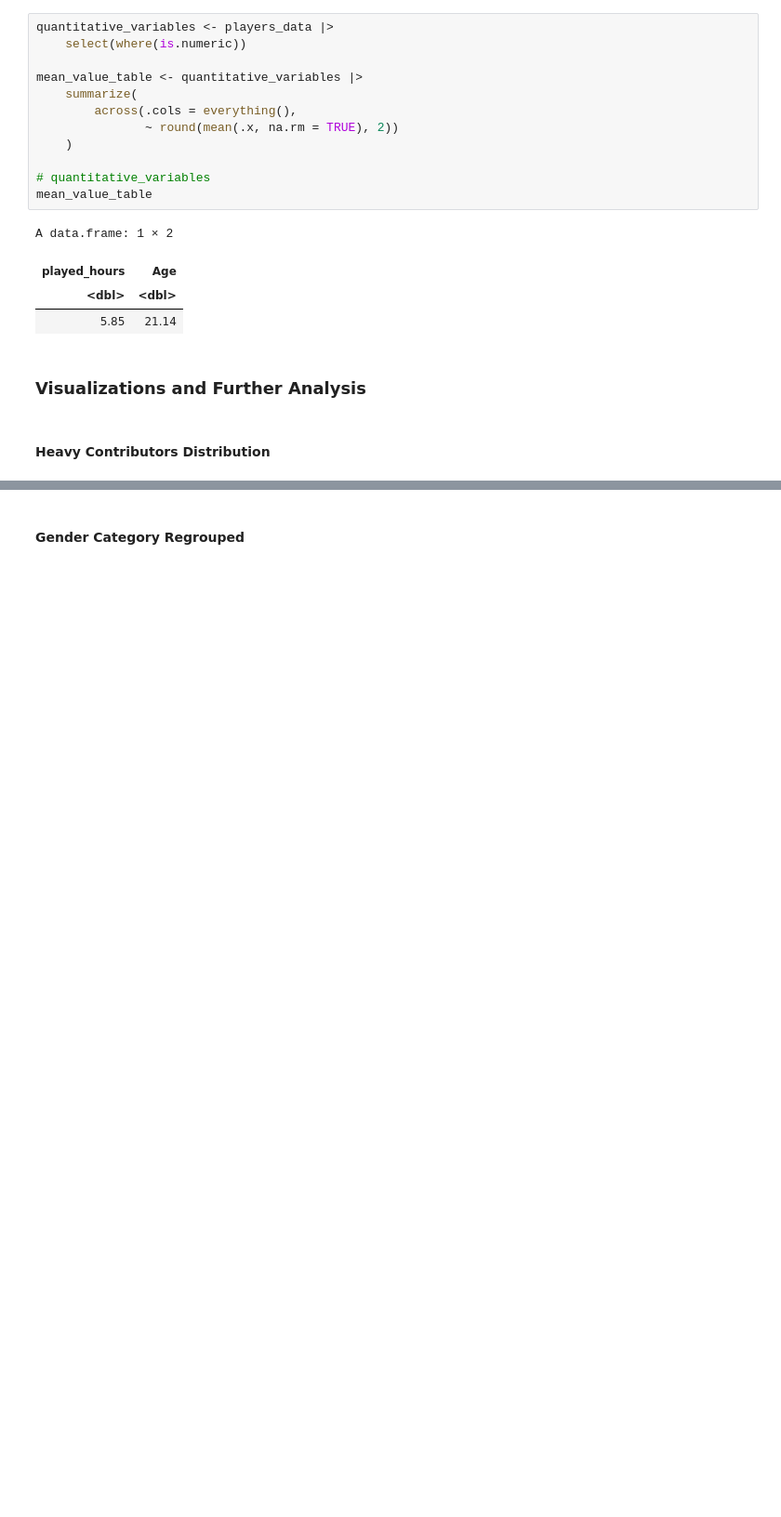
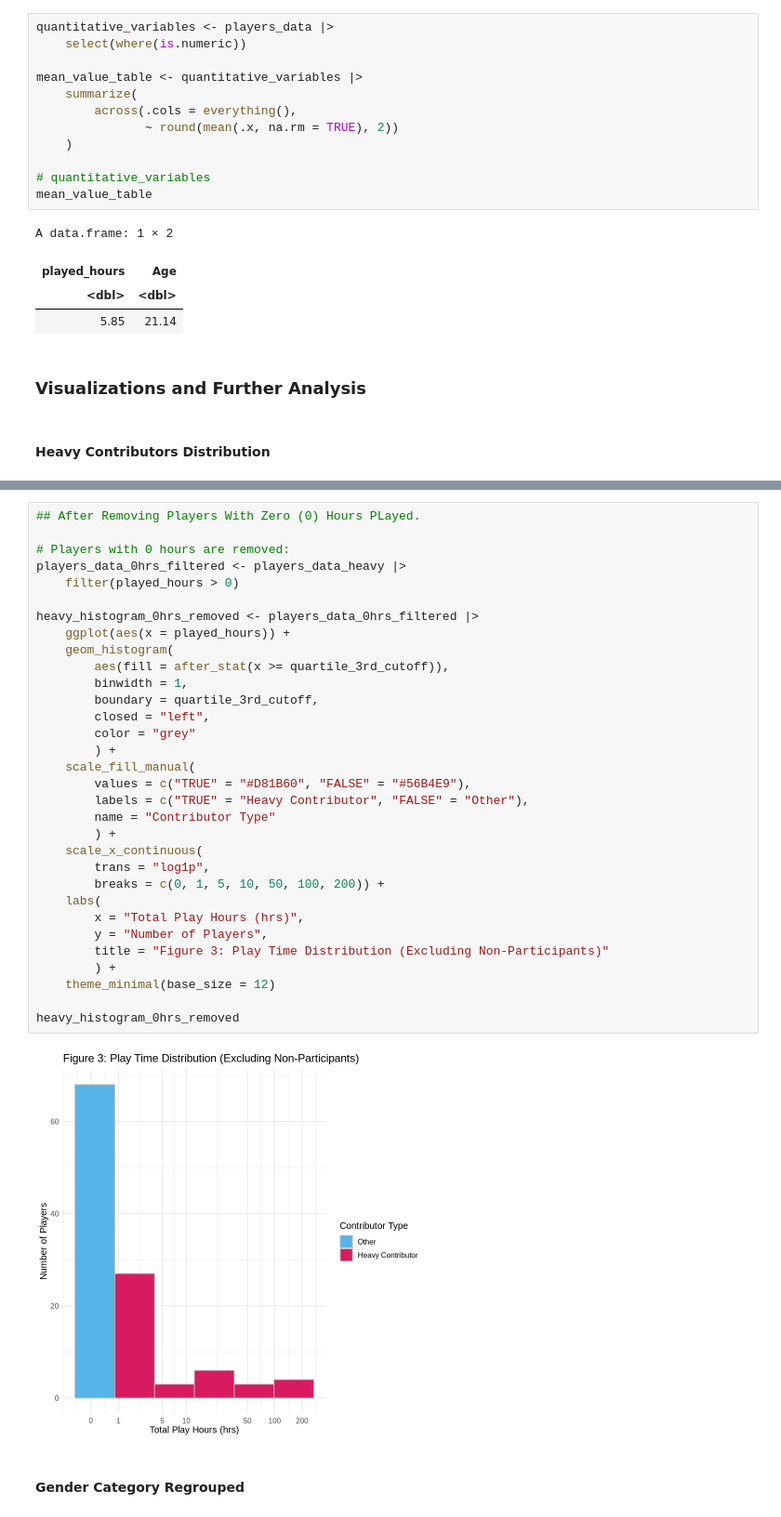
Before and after one commit to awu0521/Dsci-11, a Jupyter notebook: Planning Stage - Ahmed Alkarkhi/planning-alkarkhi.ipynb, the cells around one changed output, grey strips where cells are left out. Shown at 93% size. Saved outputs shown, nothing was run; the diff lists cells and outputs as text; blank space fills up the shorter version.

```diff
--- a/Planning Stage - Ahmed Alkarkhi/planning-alkarkhi.ipynb
+++ b/Planning Stage - Ahmed Alkarkhi/planning-alkarkhi.ipynb
@@ -276,3 +279,37 @@ heavy_density_plot
+# %%
+## After Removing Players With Zero (0) Hours PLayed.
+
+# Players with 0 hours are removed:
+players_data_0hrs_filtered <- players_data_heavy |>
+    filter(played_hours > 0)
+
+heavy_histogram_0hrs_removed <- players_data_0hrs_filtered |>
+    ggplot(aes(x = played_hours)) +
+    geom_histogram(
+        aes(fill = after_stat(x >= quartile_3rd_cutoff)),
+        binwidth = 1,
+        boundary = quartile_3rd_cutoff,
+        closed = "left",
+        color = "grey"
+        ) +
+    scale_fill_manual(
+        values = c("TRUE" = "#D81B60", "FALSE" = "#56B4E9"),
+        labels = c("TRUE" = "Heavy Contributor", "FALSE" = "Other"),
+        name = "Contributor Type"
+        ) +
+    scale_x_continuous(
+        trans = "log1p",
+        breaks = c(0, 1, 5, 10, 50, 100, 200)) +
+    labs(
+        x = "Total Play Hours (hrs)",
+        y = "Number of Players",
+        title = "Figure 3: Play Time Distribution (Excluding Non-Participants)"
+        ) +
+    theme_minimal(base_size = 12)
+
+heavy_histogram_0hrs_removed
+# %% [output]
+[figure, added]
 # %% [markdown]
 #### Gender Category Regrouped
 # %%
```
Also changed, not shown: parts of 26 cells of this notebook.
